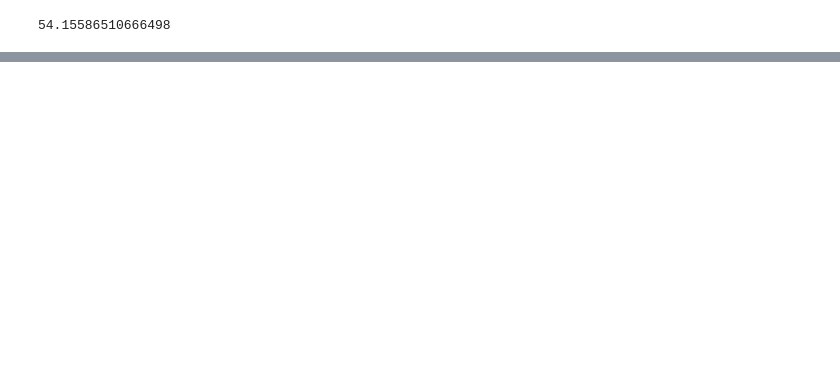
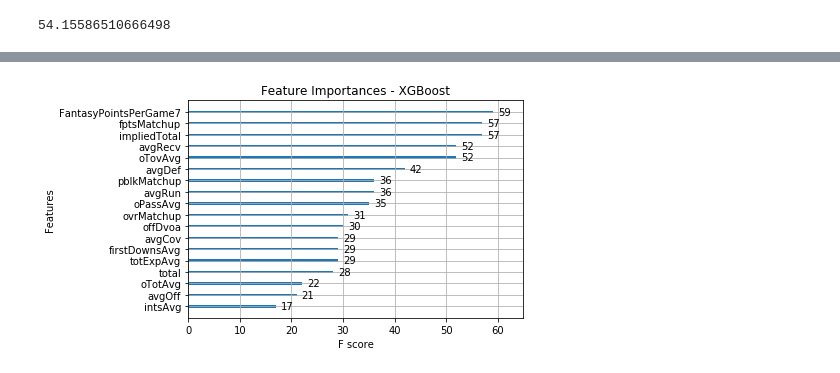
Before and after one commit to mries14/Springboard, a Jupyter notebook: Capstone2/QBmodel.ipynb, the cells around one changed output, grey strips where cells are left out. Saved outputs shown, nothing was run; the diff lists cells and outputs as text; code cells hidden in the pictures; blank space fills up the shorter version.

```diff
--- a/Capstone2/QBmodel.ipynb
+++ b/Capstone2/QBmodel.ipynb
@@ -119,6 +130,6 @@ X_train.head()
 | 49 | 0 | 1 | 1 | 9.971429 | 3.285714 | 130.872857 | 27.285714 | 73.571429 | ... |
 5 rows × 72 columns
 # %%
-model = xgb.XGBRegressor()
+model = xgb.XGBRegressor(objective='reg:squarederror')
 model.fit(X_train, y_train)
 # %% [output]
@@ -274,0 +238,12 @@ predDf[880:]
+# %%
+# Use grid search to find optimal parameters for xgb
+
+param_grid = {"n_estimators": [100,200,500],
+            "max_depth": [3,5,7],
+            "min_child_weight": [1,2,4,8]
+             }
+
+xgboost = xgb.XGBRegressor(objective='reg:squarederror')
+xgb_cv = GridSearchCV(xgboost,param_grid,cv=5)
+xgb_cv.fit(X_train,y_train.values.ravel())
+xgb_cv.best_params_
@@ -274,0 +252,6 @@ predDf[880:]
+# %%
+# use these params in xgb model
+modelXgb = xgb.XGBRegressor(n_estimators=100,max_depth=3,min_child_weight=4)
+modelXgb.fit(X_train, y_train)
+y_pred = modelXgb.predict(X_test)
+print(mean_squared_error(y_test, y_pred))
@@ -274,0 +261,6 @@ predDf[880:]
+# %%
+plot_importance(modelXgb)
+plt.title("Feature Importances - XGBoost")
+plt.show()
+# %% [output]
+[figure, added]
```
Also changed, not shown: parts of 29 cells of this notebook, 8 other files.
